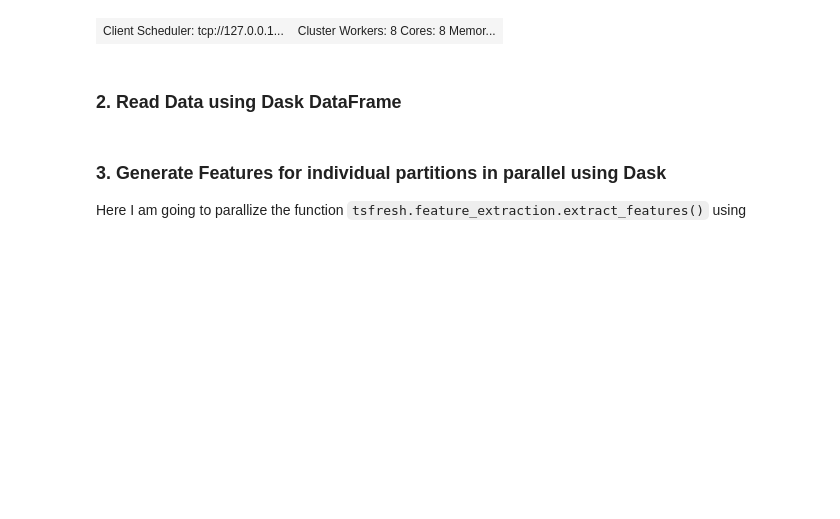
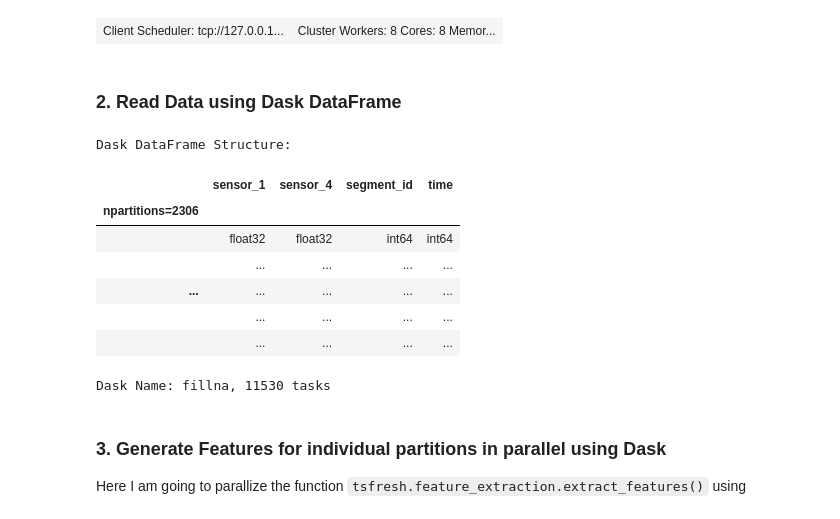
Before and after one commit to arnabbiswas1/feature_engineering_with_tsfresh_and_dask, a Jupyter notebook: notebooks/3_fe_on_large_data_dask.ipynb, the cells around one changed output. Drawn from its saved outputs; the diff is of its cells as text; code cells hidden in the pictures; blank space fills up the shorter version.

Commit message:
Show me the dask dataframe :-)

```diff
--- a/notebooks/3_fe_on_large_data_dask.ipynb
+++ b/notebooks/3_fe_on_large_data_dask.ipynb
@@ -248,6 +242,18 @@ ddf = ddf.map_partitions(get_segment_id_from_path, f"{DATA_DIR}/")
 ddf = ddf.map_partitions(append_time_column)
 
 ddf = ddf.fillna(0)
+# %%
+ddf
+# %% [output]
+Dask DataFrame Structure:
+|  | sensor_1 | sensor_4 | segment_id | time |
+| npartitions=2306 |  |  |  |  |
+|  | float32 | float32 | int64 | int64 |
+|  | ... | ... | ... | ... |
+| ... | ... | ... | ... | ... |
+|  | ... | ... | ... | ... |
+|  | ... | ... | ... | ... |
+Dask Name: fillna, 11530 tasks
 # %% [markdown]
 ### 3. Generate Features for individual partitions in parallel using Dask
 
```
Also changed, not shown: parts of 2 cells of this notebook.
